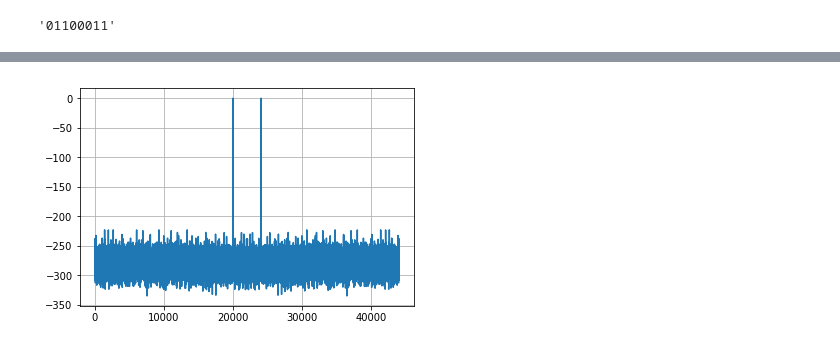
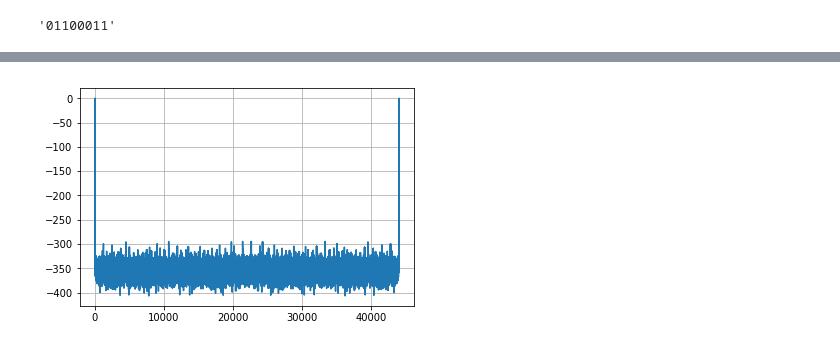
Before and after one commit to warrenalphonso/126proj, a Jupyter notebook: Binary.ipynb, the cells around one changed output, grey strips where cells are left out. Saved outputs shown, nothing was run; the diff lists cells and outputs as text; code cells hidden in the pictures.

Commit message:
can plot frequency accurately

```diff
--- a/Binary.ipynb
+++ b/Binary.ipynb
@@ -136,25 +137,25 @@ PortAudioError: Error querying device -1
 # %%
 import numpy as np
 import matplotlib.pyplot as plt
 
 T = 10  # Duration in seconds
-f0 = 20000  # Fundamental frequency
+f0 = 5  # Fundamental frequency
 Fs = 44100  # Sampling frequency
 
 # Time domain (signal)
 t = np.arange(0, T*Fs)/Fs
 x = np.sin(2*np.pi*f0*t)
 N = x.size
 
 # DFT
 X = np.fft.fft(x)
 X_db = 20*np.log10(2*np.abs(X)/N)
 #f = np.fft.fftfreq(N, 1/Fs)
 f = np.arange(0, N)*Fs/N
 test = np.fft.fftfreq(N, 1/float(Fs))
 
 plt.plot(f, X_db)
 plt.grid()
 plt.show()
 # %% [output]
-[figure, old version]
+[figure, new version]
```
Also changed, not shown: parts of 8 cells of this notebook, 3 other files.
